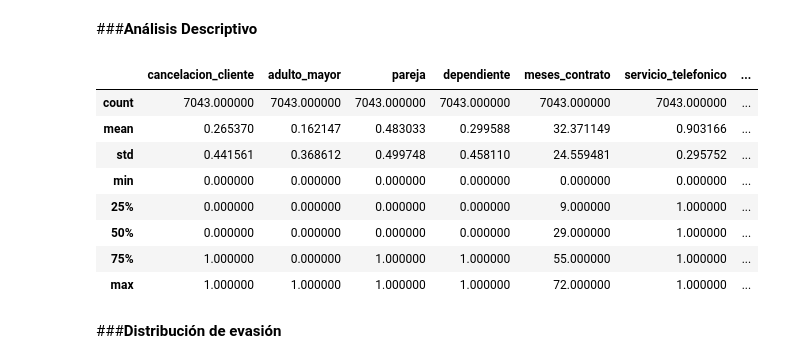
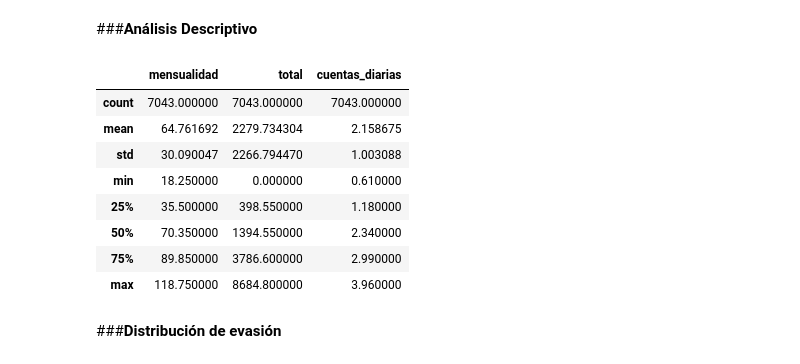
Before and after one commit to SebaDiezV/challenge_telecomX-alura, a Jupyter notebook: Challenge_TelecomX.ipynb, the cells around one changed output. Saved outputs shown, nothing was run; the diff lists cells and outputs as text; code cells hidden in the pictures.

```diff
--- a/Challenge_TelecomX.ipynb
+++ b/Challenge_TelecomX.ipynb
@@ -516,17 +517,17 @@ df_normalized.head()
 # %% [markdown]
 ###**Análisis Descriptivo**
 # %%
-df_normalized.describe()
+df_normalized[['mensualidad','total', 'cuentas_diarias']].describe()
 # %% [output]
-|  | cancelacion_cliente | adulto_mayor | pareja | dependiente | meses_contrato | servicio_telefonico | ... |
-| count | 7043.000000 | 7043.000000 | 7043.000000 | 7043.000000 | 7043.000000 | 7043.000000 | ... |
-| mean | 0.265370 | 0.162147 | 0.483033 | 0.299588 | 32.371149 | 0.903166 | ... |
-| std | 0.441561 | 0.368612 | 0.499748 | 0.458110 | 24.559481 | 0.295752 | ... |
-| min | 0.000000 | 0.000000 | 0.000000 | 0.000000 | 0.000000 | 0.000000 | ... |
-| 25% | 0.000000 | 0.000000 | 0.000000 | 0.000000 | 9.000000 | 1.000000 | ... |
-| 50% | 0.000000 | 0.000000 | 0.000000 | 0.000000 | 29.000000 | 1.000000 | ... |
-| 75% | 1.000000 | 0.000000 | 1.000000 | 1.000000 | 55.000000 | 1.000000 | ... |
-| max | 1.000000 | 1.000000 | 1.000000 | 1.000000 | 72.000000 | 1.000000 | ... |
+|  | mensualidad | total | cuentas_diarias |
+| count | 7043.000000 | 7043.000000 | 7043.000000 |
+| mean | 64.761692 | 2279.734304 | 2.158675 |
+| std | 30.090047 | 2266.794470 | 1.003088 |
+| min | 18.250000 | 0.000000 | 0.610000 |
+| 25% | 35.500000 | 398.550000 | 1.180000 |
+| 50% | 70.350000 | 1394.550000 | 2.340000 |
+| 75% | 89.850000 | 3786.600000 | 2.990000 |
+| max | 118.750000 | 8684.800000 | 3.960000 |
 # %% [markdown]
 ###**Distribución de evasión**
 # %% [markdown]
```
Also changed, not shown: parts of 21 cells of this notebook.
